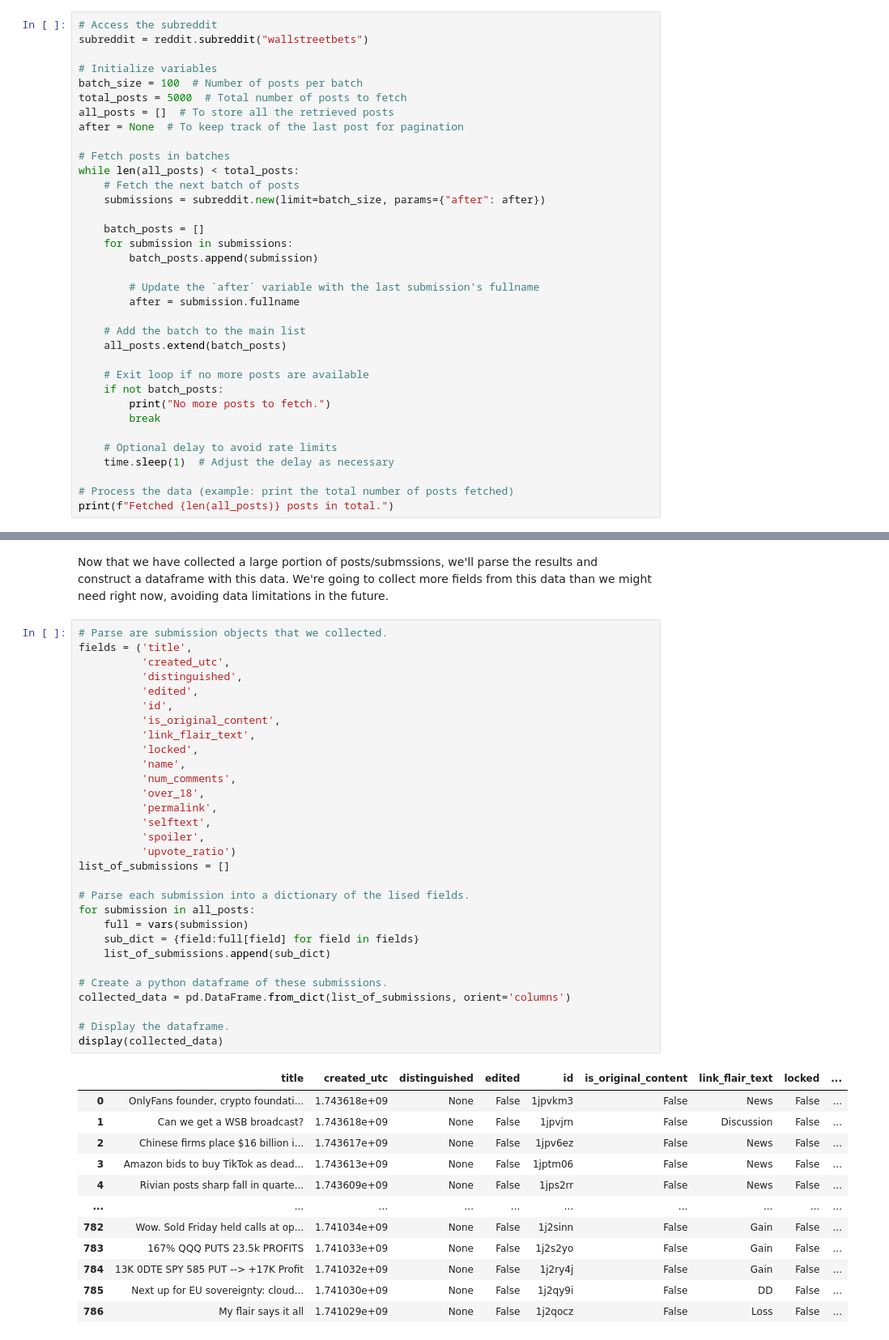
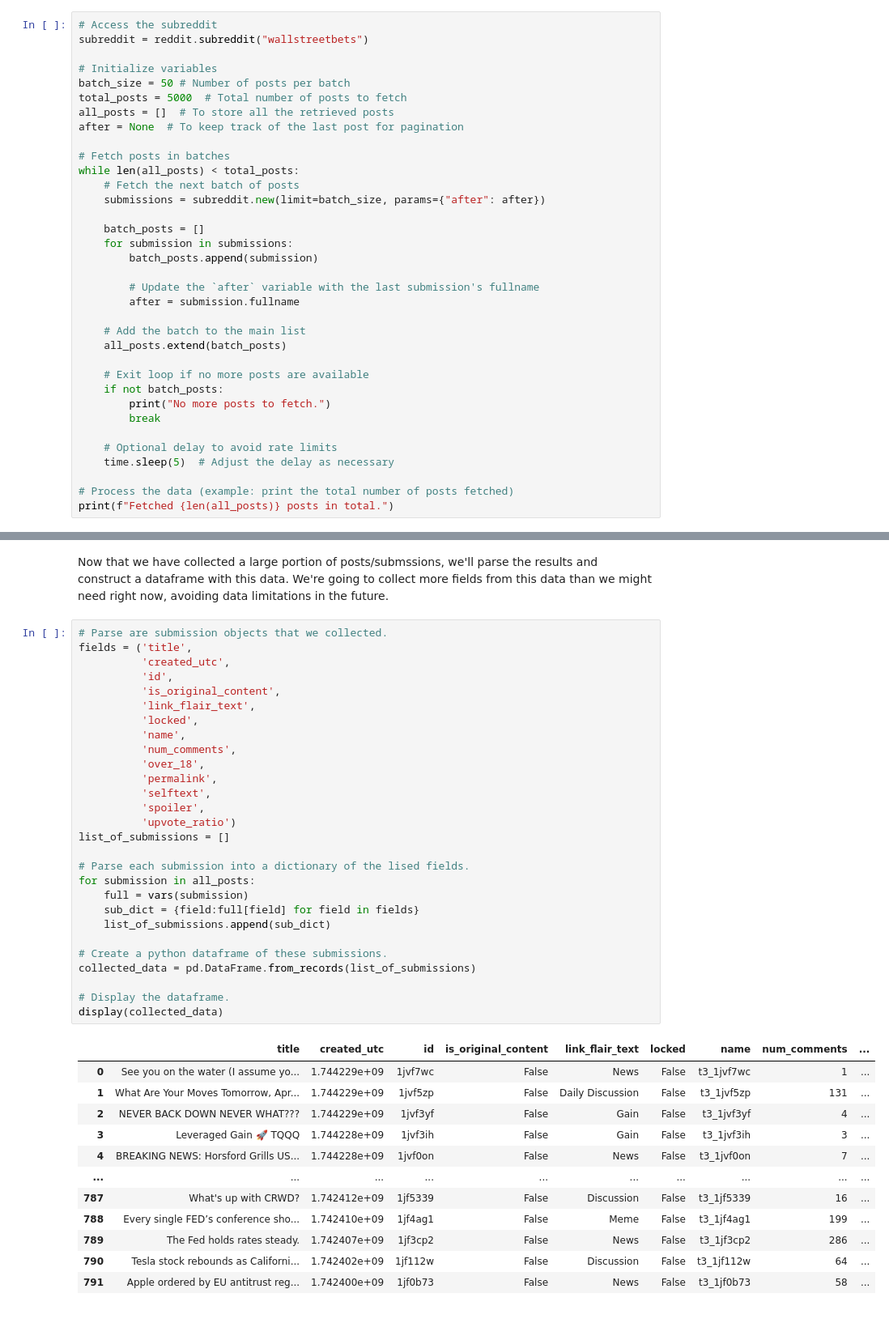
Before and after one commit to ColeJMitchell/machine-learning-stock-prediction, a Jupyter notebook: gregoryb.ipynb, the cells around one changed output, grey strips where cells are left out. Shown at 81% size. Cells and saved outputs as stored; diff of their text form.

```diff
--- a/gregoryb.ipynb
+++ b/gregoryb.ipynb
@@ -73,7 +75,7 @@ For this project, we'll need far more than ten posts at a time. The reddit API w
 subreddit = reddit.subreddit("wallstreetbets")
 
 # Initialize variables
-batch_size = 100  # Number of posts per batch
+batch_size = 50 # Number of posts per batch
 total_posts = 5000  # Total number of posts to fetch
 all_posts = []  # To store all the retrieved posts
 after = None  # To keep track of the last post for pagination
@@ -99,7 +101,7 @@ while len(all_posts) < total_posts:
         break
 
     # Optional delay to avoid rate limits
-    time.sleep(1)  # Adjust the delay as necessary
+    time.sleep(5)  # Adjust the delay as necessary
 
 # Process the data (example: print the total number of posts fetched)
 print(f"Fetched {len(all_posts)} posts in total.")
@@ -111,43 +113,41 @@ Now that we have collected a large portion of posts/submssions, we'll parse the
 # %%
 # Parse are submission objects that we collected.
 fields = ('title',
           'created_utc',
-          'distinguished',
-          'edited',
           'id',
           'is_original_content',
           'link_flair_text',
           'locked',
           'name',
           'num_comments',
           'over_18',
           'permalink',
           'selftext',
           'spoiler',
           'upvote_ratio')
 list_of_submissions = []
 
 # Parse each submission into a dictionary of the lised fields.
 for submission in all_posts:
     full = vars(submission)
     sub_dict = {field:full[field] for field in fields}
     list_of_submissions.append(sub_dict)
 
 # Create a python dataframe of these submissions.
-collected_data = pd.DataFrame.from_dict(list_of_submissions, orient='columns')
+collected_data = pd.DataFrame.from_records(list_of_submissions)
 
 # Display the dataframe.
 display(collected_data)
 # %% [output]
-|  | title | created_utc | distinguished | edited | id | is_original_content | link_flair_text | locked | ... |
-| 0 | OnlyFans founder, crypto foundati... | 1.743618e+09 | None | False | 1jpvkm3 | False | News | False | ... |
-| 1 | Can we get a WSB broadcast? | 1.743618e+09 | None | False | 1jpvjrn | False | Discussion | False | ... |
-| 2 | Chinese firms place $16 billion i... | 1.743617e+09 | None | False | 1jpv6ez | False | News | False | ... |
-| 3 | Amazon bids to buy TikTok as dead... | 1.743613e+09 | None | False | 1jptm06 | False | News | False | ... |
-| 4 | Rivian posts sharp fall in quarte... | 1.743609e+09 | None | False | 1jps2rr | False | News | False | ... |
+|  | title | created_utc | id | is_original_content | link_flair_text | locked | name | num_comments | ... |
+| 0 | See you on the water (I assume yo... | 1.744229e+09 | 1jvf7wc | False | News | False | t3_1jvf7wc | 1 | ... |
+| 1 | What Are Your Moves Tomorrow, Apr... | 1.744229e+09 | 1jvf5zp | False | Daily Discussion | False | t3_1jvf5zp | 131 | ... |
+| 2 | NEVER BACK DOWN NEVER WHAT??? | 1.744229e+09 | 1jvf3yf | False | Gain | False | t3_1jvf3yf | 4 | ... |
+| 3 | Leveraged Gain 🚀 TQQQ | 1.744228e+09 | 1jvf3ih | False | Gain | False | t3_1jvf3ih | 3 | ... |
+| 4 | BREAKING NEWS: Horsford Grills US... | 1.744228e+09 | 1jvf0on | False | News | False | t3_1jvf0on | 7 | ... |
 | ... | ... | ... | ... | ... | ... | ... | ... | ... | ... |
-| 782 | Wow. Sold Friday held calls at op... | 1.741034e+09 | None | False | 1j2sinn | False | Gain | False | ... |
-| 783 | 167% QQQ PUTS 23.5k PROFITS | 1.741033e+09 | None | False | 1j2s2yo | False | Gain | False | ... |
-| 784 | 13K 0DTE SPY 585 PUT --> +17K Profit | 1.741032e+09 | None | False | 1j2ry4j | False | Gain | False | ... |
-| 785 | Next up for EU sovereignty: cloud... | 1.741030e+09 | None | False | 1j2qy9i | False | DD | False | ... |
-| 786 | My flair says it all | 1.741029e+09 | None | False | 1j2qocz | False | Loss | False | ... |
+| 787 | What's up with CRWD? | 1.742412e+09 | 1jf5339 | False | Discussion | False | t3_1jf5339 | 16 | ... |
+| 788 | Every single FED’s conference sho... | 1.742410e+09 | 1jf4ag1 | False | Meme | False | t3_1jf4ag1 | 199 | ... |
+| 789 | The Fed holds rates steady. | 1.742407e+09 | 1jf3cp2 | False | News | False | t3_1jf3cp2 | 286 | ... |
+| 790 | Tesla stock rebounds as Californi... | 1.742402e+09 | 1jf112w | False | Discussion | False | t3_1jf112w | 64 | ... |
+| 791 | Apple ordered by EU antitrust reg... | 1.742400e+09 | 1jf0b73 | False | News | False | t3_1jf0b73 | 58 | ... |
```
Also changed, not shown: parts of 18 cells of this notebook.
